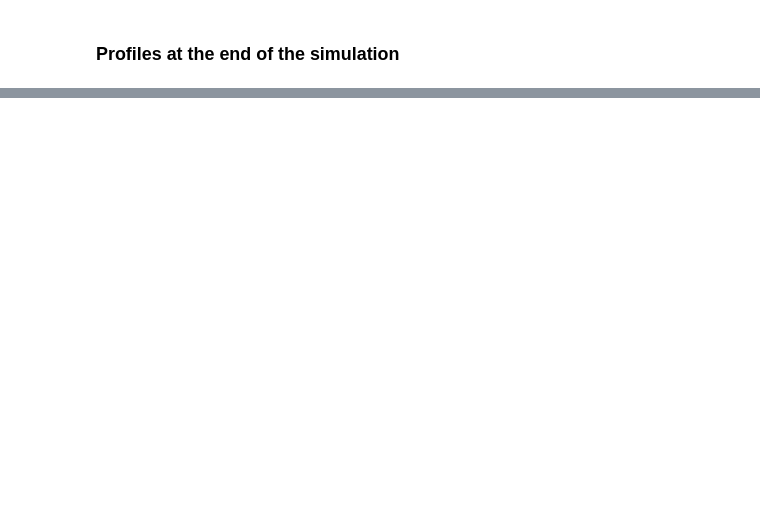
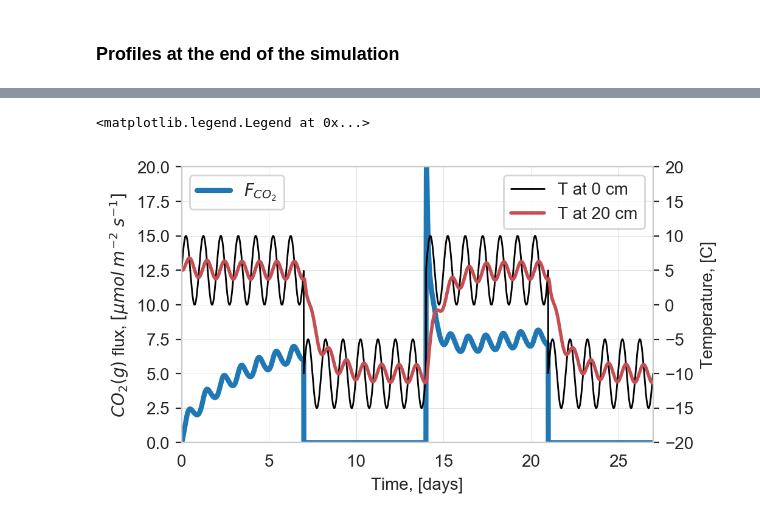
Before and after one commit to biogeochemistry/PorousMediaLab, a Jupyter notebook: examples/Column - Freeze-Thaw.ipynb, the cells around one changed output, grey strips where cells are left out. Cells and saved outputs as stored; diff of their text form; code cells hidden in the pictures; blank space fills up the shorter version.

```diff
--- a/examples/Column - Freeze-Thaw.ipynb
+++ b/examples/Column - Freeze-Thaw.ipynb
@@ -43,8 +43,8 @@ ftc.henry_equilibrium('TIC', 'CO2g', 0.2*0.83)
 #### Specify the constants used in the rates:
 # %%
 ftc.constants['k_OM'] = 1
-ftc.constants['Km_O2'] = 20e-3
-ftc.constants['Km_FeOH3'] = 10
+ftc.constants['Km_O2'] = 1e-3
+ftc.constants['Km_FeOH3'] = 2
 ftc.constants['k8'] = 1.4e+5
 ftc.constants['Q10'] = 4  ### added
 ftc.constants['CF'] = (1-phi)/phi  ### conversion factor
@@ -117,24 +146,28 @@ ftc.custom_plot(ftc.time*365, 1e+3*Fx*1e+4/365/24/60/60,x_lbl='Days, [day]' , y_
 # %%
 Fxco2 = 1e+3*Fx*1e+4/365/24/60/60
+Fxco2nz = (ftc.time*365<7)*Fxco2 + ((ftc.time*365>14) & (ftc.time*365<21))*Fxco2
 # %%
 import seaborn as sns
 
 fig, ax1 = plt.subplots(figsize=(5,3), dpi=200)
 ax2 = ax1.twinx()
-ax1.plot(ftc.time*365, Fxco2, label='$F_{CO_2}$', lw=3)
+ax1.plot(ftc.time*365, Fxco2nz, label='$F_{CO_2}$', lw=3)
 ax2.plot(ftc.time*365, ftc.Temperature.concentration[0, :], 'k', lw=1, label='T at 0 cm')
 ax2.plot(ftc.time*365, ftc.Temperature.concentration[100, :], ls='-', c=sns.color_palette("deep", 10)[3], lw=2, label='T at 20 cm')
 # ax1.scatter(NO3_t, NO3, c=sns.color_palette("deep", 10)[0], lw=1)
 ax2.grid(False)
 ax1.grid(lw=0.2)
 ax2.set_ylim(-20, 20)
 ax1.set_xlim(0, 27)
 ax1.set_xlabel('Time, [days]')
 ax1.set_ylabel('$CO_2(g)$ flux, $[\mu mol$ $m^{-2}$ $s^{-1}]$')
 ax2.set_ylabel('Temperature, [C]')
 ax1.set_ylim(0, 20)
 ax1.legend(frameon=1, loc=2)
 ax2.legend(frameon=1, loc=1)
+# %% [output]
+<matplotlib.legend.Legend at 0x...>
+[figure, added]
 # %%
 import math
 from matplotlib.colors import ListedColormap
```
Also changed, not shown: parts of 9 cells of this notebook.
